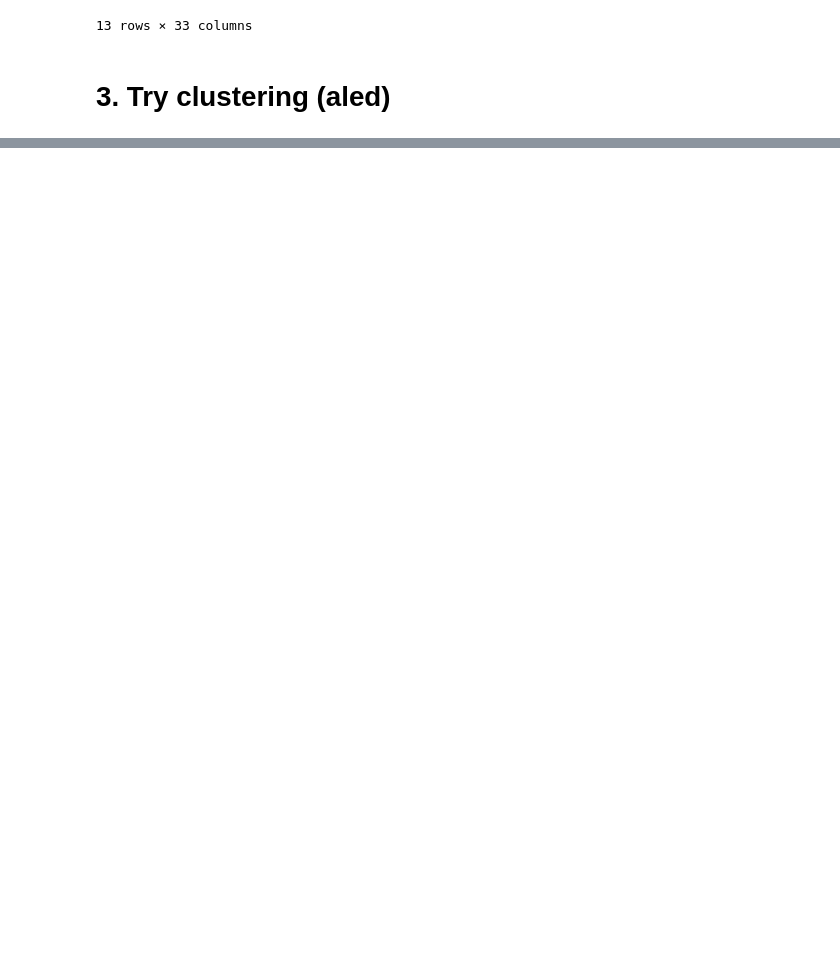
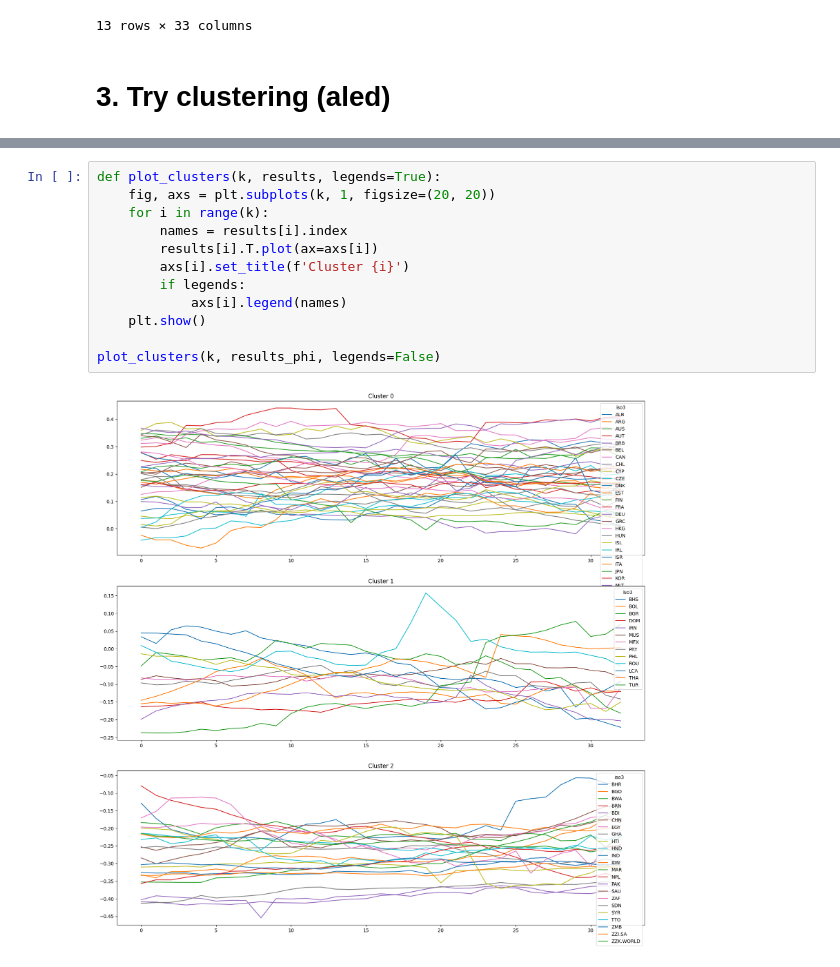
Before and after one commit to R4phou/ulb-master-thesis, a Jupyter notebook: code/src/select_data.ipynb, the cells around one changed output, grey strips where cells are left out. Drawn from its saved outputs; the diff is of its cells as text; blank space fills up the shorter version.

```diff
--- a/code/src/select_data.ipynb
+++ b/code/src/select_data.ipynb
@@ -211,0 +258,14 @@ plt.show()
+# %%
+def plot_clusters(k, results, legends=True):
+    fig, axs = plt.subplots(k, 1, figsize=(20, 20))
+    for i in range(k):
+        names = results[i].index
+        results[i].T.plot(ax=axs[i])
+        axs[i].set_title(f'Cluster {i}')
+        if legends:
+            axs[i].legend(names)
+    plt.show()
+
+plot_clusters(k, results_phi, legends=False)
+# %% [output]
+[figure, added]
```
Also changed, not shown: parts of 7 cells of this notebook, 4 other files.
